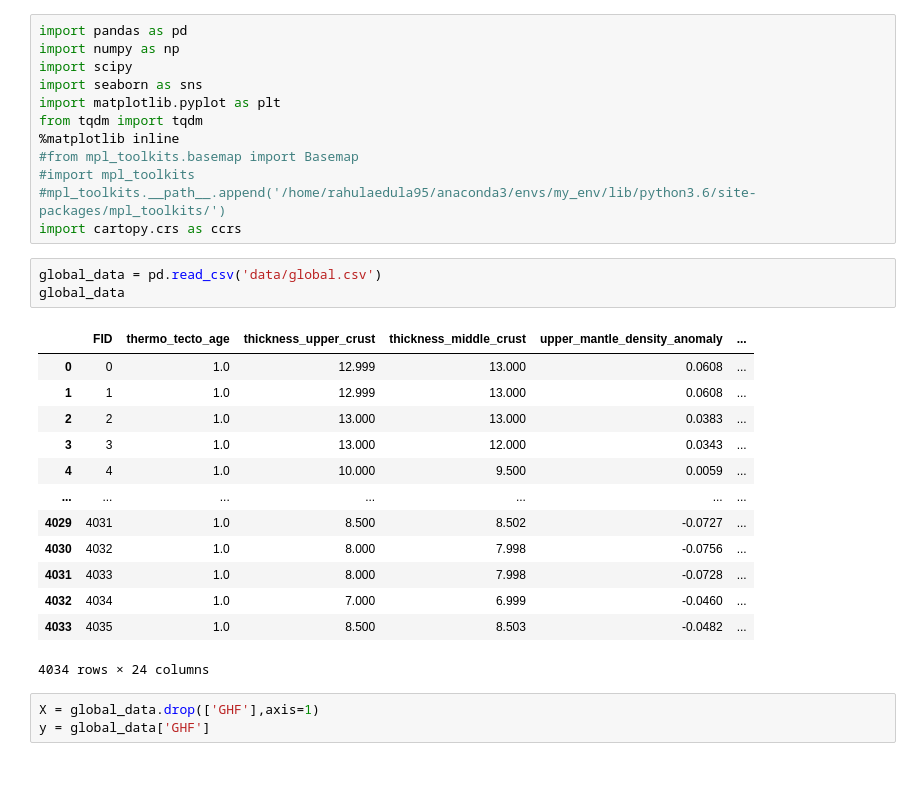
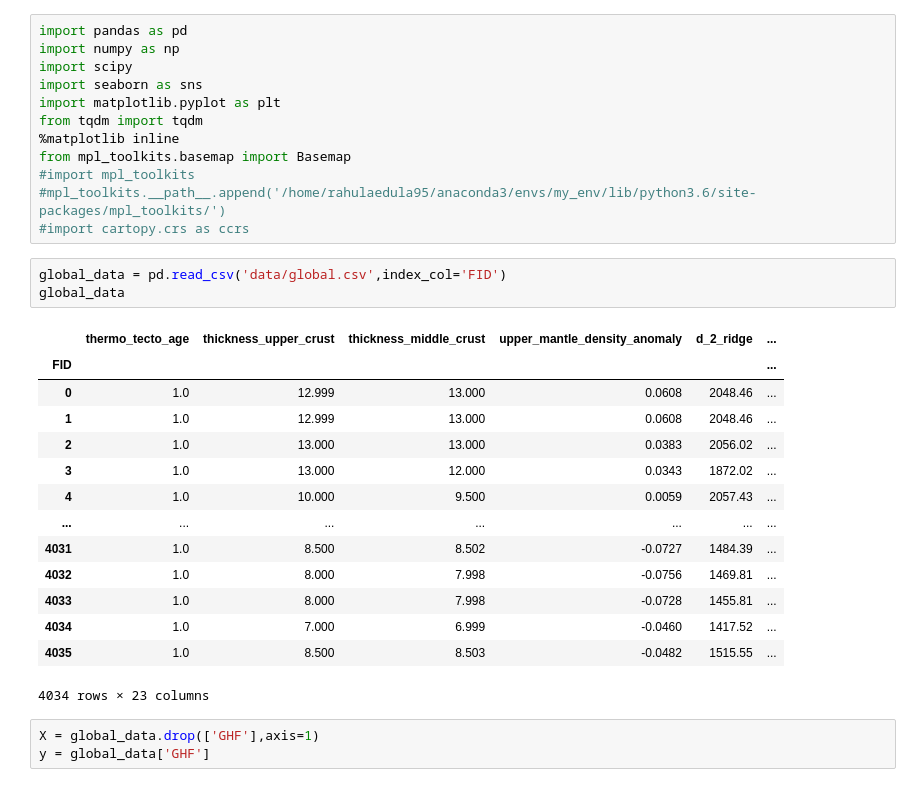
Before and after one commit to rahul-aedula95/ScientificML, a Jupyter notebook: 139/139.ipynb, the cells around one changed output. Drawn from its saved outputs; the diff is of its cells as text.

```diff
--- a/139/139.ipynb
+++ b/139/139.ipynb
@@ -6,27 +6,28 @@ import seaborn as sns
 import matplotlib.pyplot as plt
 from tqdm import tqdm
 %matplotlib inline
-#from mpl_toolkits.basemap import Basemap
+from mpl_toolkits.basemap import Basemap
 #import mpl_toolkits
 #mpl_toolkits.__path__.append('/home/rahulaedula95/anaconda3/envs/my_env/lib/python3.6/site-packages/mpl_toolkits/')
-import cartopy.crs as ccrs
+#import cartopy.crs as ccrs
 # %%
-global_data = pd.read_csv('data/global.csv')
+global_data = pd.read_csv('data/global.csv',index_col='FID')
 global_data
 # %% [output]
-|  | FID | thermo_tecto_age | thickness_upper_crust | thickness_middle_crust | upper_mantle_density_anomaly | ... |
-| 0 | 0 | 1.0 | 12.999 | 13.000 | 0.0608 | ... |
-| 1 | 1 | 1.0 | 12.999 | 13.000 | 0.0608 | ... |
-| 2 | 2 | 1.0 | 13.000 | 13.000 | 0.0383 | ... |
-| 3 | 3 | 1.0 | 13.000 | 12.000 | 0.0343 | ... |
-| 4 | 4 | 1.0 | 10.000 | 9.500 | 0.0059 | ... |
+|  | thermo_tecto_age | thickness_upper_crust | thickness_middle_crust | upper_mantle_density_anomaly | d_2_ridge | ... |
+| FID |  |  |  |  |  | ... |
+| 0 | 1.0 | 12.999 | 13.000 | 0.0608 | 2048.46 | ... |
+| 1 | 1.0 | 12.999 | 13.000 | 0.0608 | 2048.46 | ... |
+| 2 | 1.0 | 13.000 | 13.000 | 0.0383 | 2056.02 | ... |
+| 3 | 1.0 | 13.000 | 12.000 | 0.0343 | 1872.02 | ... |
+| 4 | 1.0 | 10.000 | 9.500 | 0.0059 | 2057.43 | ... |
 | ... | ... | ... | ... | ... | ... | ... |
-| 4029 | 4031 | 1.0 | 8.500 | 8.502 | -0.0727 | ... |
-| 4030 | 4032 | 1.0 | 8.000 | 7.998 | -0.0756 | ... |
-| 4031 | 4033 | 1.0 | 8.000 | 7.998 | -0.0728 | ... |
-| 4032 | 4034 | 1.0 | 7.000 | 6.999 | -0.0460 | ... |
-| 4033 | 4035 | 1.0 | 8.500 | 8.503 | -0.0482 | ... |
+| 4031 | 1.0 | 8.500 | 8.502 | -0.0727 | 1484.39 | ... |
+| 4032 | 1.0 | 8.000 | 7.998 | -0.0756 | 1469.81 | ... |
+| 4033 | 1.0 | 8.000 | 7.998 | -0.0728 | 1455.81 | ... |
+| 4034 | 1.0 | 7.000 | 6.999 | -0.0460 | 1417.52 | ... |
+| 4035 | 1.0 | 8.500 | 8.503 | -0.0482 | 1515.55 | ... |
-4034 rows × 24 columns
+4034 rows × 23 columns
 # %%
 X = global_data.drop(['GHF'],axis=1)
 y = global_data['GHF']
```
Also changed, not shown: parts of 6 cells of this notebook.
